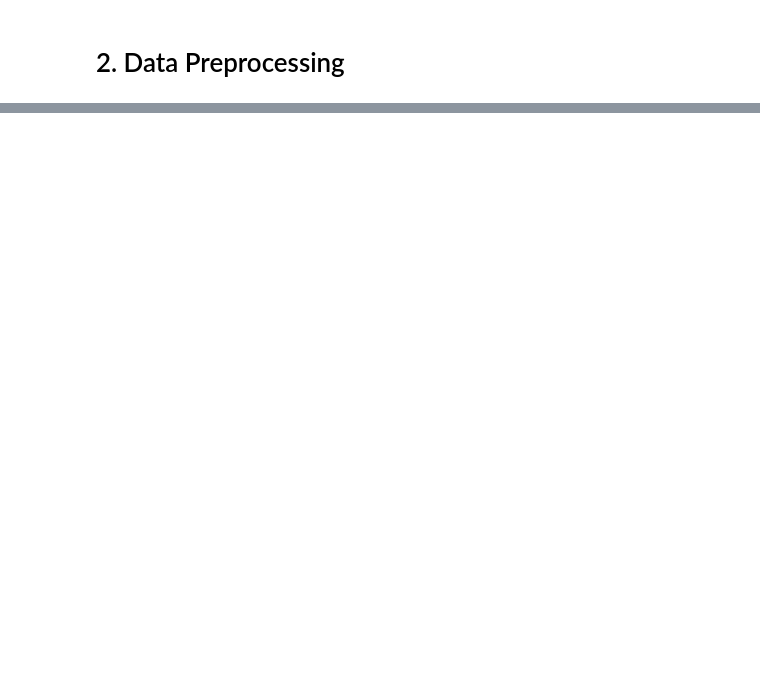
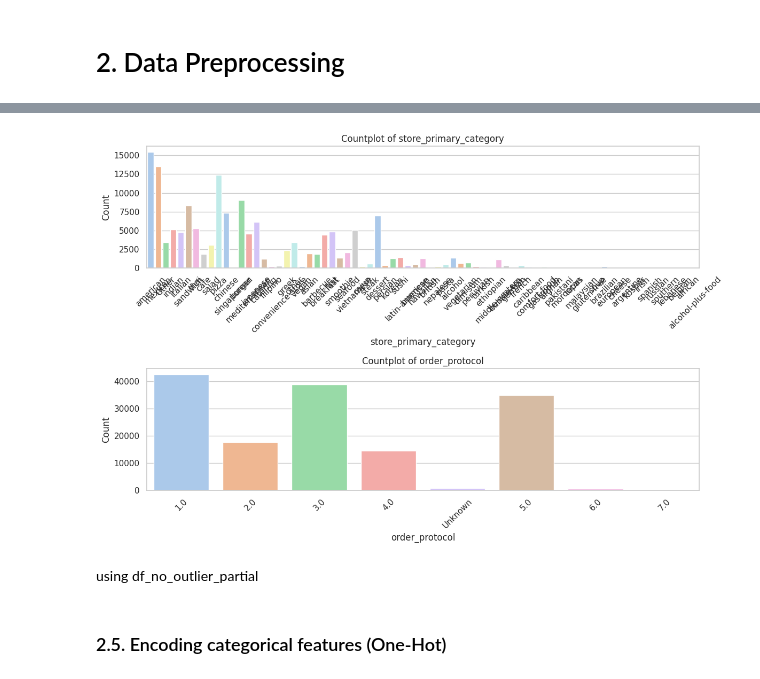
Before and after one commit to Ridlodk/video-learning, a Jupyter notebook: eda & preprocessing/eda_&_pre_processing.ipynb, the cells around one changed output, grey strips where cells are left out. Drawn from its saved outputs; the diff is of its cells as text; code cells hidden in the pictures; blank space fills up the shorter version.

```diff
--- a/eda & preprocessing/eda_&_pre_processing.ipynb
+++ b/eda & preprocessing/eda_&_pre_processing.ipynb
@@ -627,0 +690,22 @@ plt.show()
+# %%
+kolom_kategorikal = ['store_primary_category', 'order_protocol']
+
+plt.figure(figsize=(12, 4 * len(kolom_kategorikal)))
+
+# Loop untuk tiap kolom dan buat countplot-nya
+for i, col in enumerate(kolom_kategorikal, 1):
+    plt.subplot(len(kolom_kategorikal), 1, i)
+    sns.countplot(data=df_no_outlier_all, x=col, palette='pastel')
+    plt.title(f'Countplot of {col}')
+    plt.xlabel(col)
+    plt.ylabel('Count')
+    plt.xticks(rotation=45)
+
+plt.tight_layout()
+plt.show()
+# %% [output]
+[figure, added]
+# %% [markdown]
+using df_no_outlier_partial
+# %% [markdown]
+### 2.5. Encoding categorical features (One-Hot)
```
Also changed, not shown: parts of 97 cells of this notebook.
